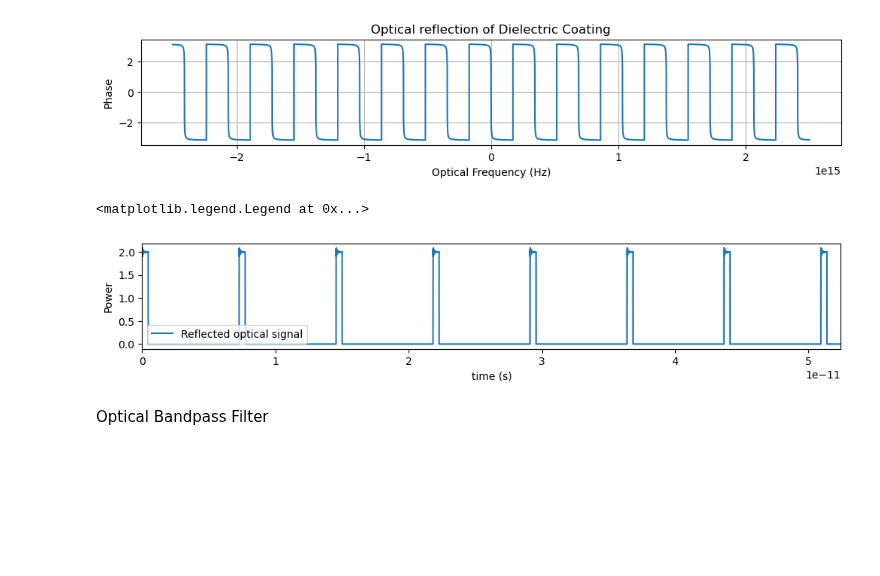
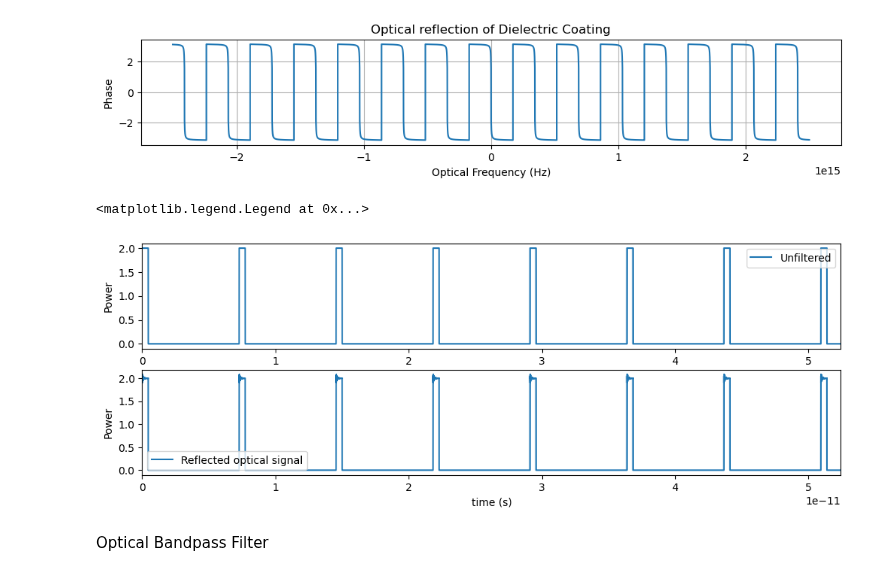
Before and after one commit to tacticstactics/Optical-pulse-broadening, a Jupyter notebook: optical_pulse_broadening_optical_filter.ipynb, the cells around one changed output. Saved outputs shown, nothing was run; the diff lists cells and outputs as text; code cells hidden in the pictures; blank space fills up the shorter version.

```diff
--- a/optical_pulse_broadening_optical_filter.ipynb
+++ b/optical_pulse_broadening_optical_filter.ipynb
@@ -447,18 +447,24 @@ ax2_1.grid()
 # %%
 Y_freq = reflection_magnitudes_array1 * fft_modulated_optical_signal
 y_freq = ifft(Y_freq)
 
 fig2 = plt.figure(figsize = (12,4), facecolor='white')
 ax2_1 = fig2.add_subplot(2, 1, 1)
 
-ax2_1.plot(tcol, (np.abs(y_freq))**2, label = 'Reflected optical signal')
+ax2_1.plot(tcol, (np.abs(y_freq_0))**2, label='Unfiltered')
 ax2_1.set_xlim(0, t_step * samplerate)
-ax2_1.set_xlabel("time (s)")
 ax2_1.set_ylabel('Power')
 ax2_1.legend()
+
+ax2_2 = fig2.add_subplot(2, 1, 2)
+ax2_2.plot(tcol, (np.abs(y_freq))**2, label = 'Reflected optical signal')
+ax2_2.set_xlim(0, t_step * samplerate)
+ax2_2.set_xlabel("time (s)")
+ax2_2.set_ylabel('Power')
+ax2_2.legend()
 # %% [output]
 <matplotlib.legend.Legend at 0x...>
-[figure, old version]
+[figure, new version]
 # %% [markdown]
 Optical Bandpass Filter
 # %%
```
Also changed, not shown: parts of 1 cell of this notebook.
